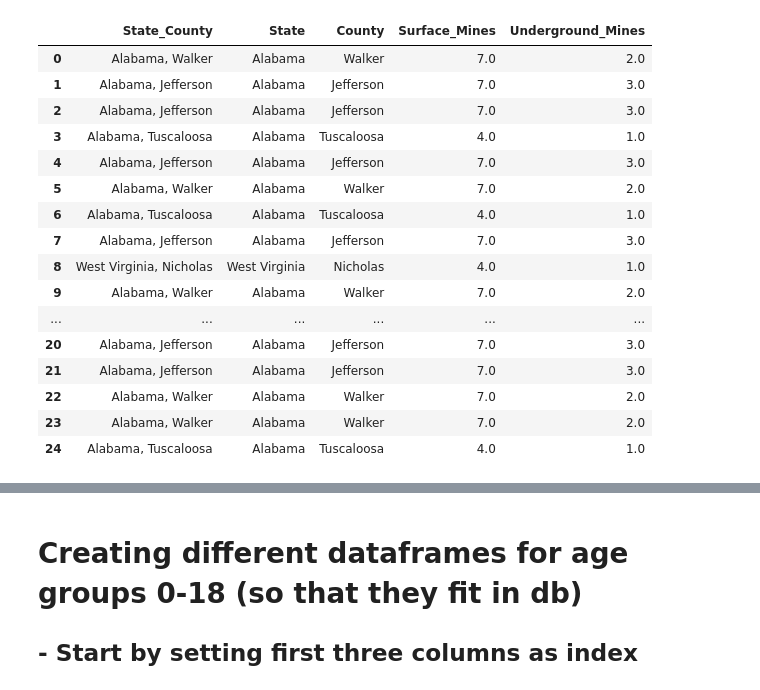
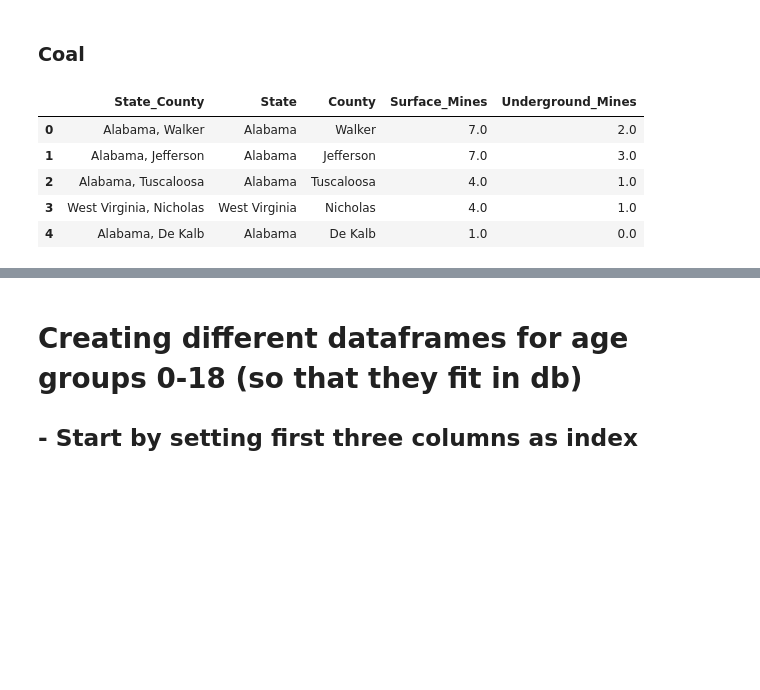
Before and after one commit to AvatarJoshi/copd_project, a Jupyter notebook: Database/Connecting_JN_SQL-Copy1.ipynb, the cells around one changed output, grey strips where cells are left out. Saved outputs shown, nothing was run; the diff lists cells and outputs as text; code cells hidden in the pictures; blank space fills up the shorter version.

```diff
--- a/Database/Connecting_JN_SQL-Copy1.ipynb
+++ b/Database/Connecting_JN_SQL-Copy1.ipynb
@@ -9,29 +9,20 @@ from sqlalchemy import create_engine
 engine = sqlalchemy.create_engine('postgresql://postgres:Lunex!@localhost:5433/COPD_Project')
 # %%
 %sql $engine.url
+# %% [markdown]
+### Coal
 # %%
 # Create the coal dataframe
 file_path = "./Resources/processed_Coal_Mines.csv"
 coal_df = pd.read_csv(file_path)
-coal_df.head(25)
+coal_df.head()
 # %% [output]
 |  | State_County | State | County | Surface_Mines | Underground_Mines |
 | 0 | Alabama, Walker | Alabama | Walker | 7.0 | 2.0 |
 | 1 | Alabama, Jefferson | Alabama | Jefferson | 7.0 | 3.0 |
-| 2 | Alabama, Jefferson | Alabama | Jefferson | 7.0 | 3.0 |
-| 3 | Alabama, Tuscaloosa | Alabama | Tuscaloosa | 4.0 | 1.0 |
-| 4 | Alabama, Jefferson | Alabama | Jefferson | 7.0 | 3.0 |
-| 5 | Alabama, Walker | Alabama | Walker | 7.0 | 2.0 |
-| 6 | Alabama, Tuscaloosa | Alabama | Tuscaloosa | 4.0 | 1.0 |
-| 7 | Alabama, Jefferson | Alabama | Jefferson | 7.0 | 3.0 |
-| 8 | West Virginia, Nicholas | West Virginia | Nicholas | 4.0 | 1.0 |
-| 9 | Alabama, Walker | Alabama | Walker | 7.0 | 2.0 |
-| ... | ... | ... | ... | ... | ... |
-| 20 | Alabama, Jefferson | Alabama | Jefferson | 7.0 | 3.0 |
-| 21 | Alabama, Jefferson | Alabama | Jefferson | 7.0 | 3.0 |
-| 22 | Alabama, Walker | Alabama | Walker | 7.0 | 2.0 |
-| 23 | Alabama, Walker | Alabama | Walker | 7.0 | 2.0 |
-| 24 | Alabama, Tuscaloosa | Alabama | Tuscaloosa | 4.0 | 1.0 |
+| 2 | Alabama, Tuscaloosa | Alabama | Tuscaloosa | 4.0 | 1.0 |
+| 3 | West Virginia, Nicholas | West Virginia | Nicholas | 4.0 | 1.0 |
+| 4 | Alabama, De Kalb | Alabama | De Kalb | 1.0 | 0.0 |
 # %%
 coal_df = coal_df.set_index(['State_County','State', 'County'])
 coal_df.head()
```
Also changed, not shown: parts of 62 cells of this notebook.
